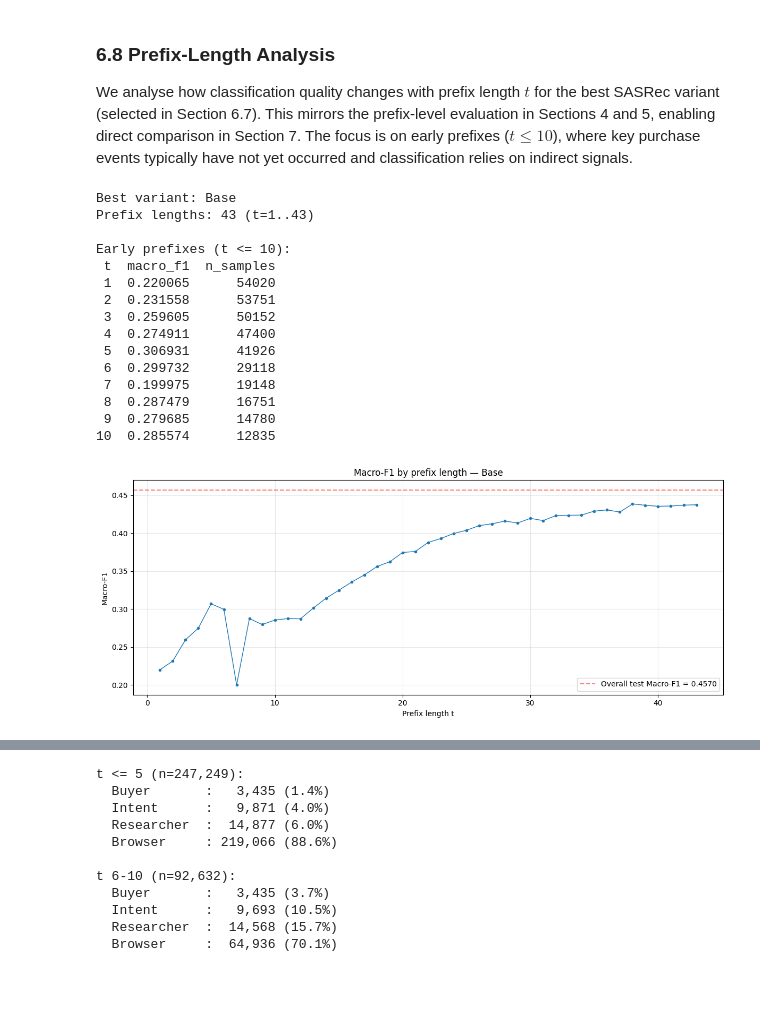
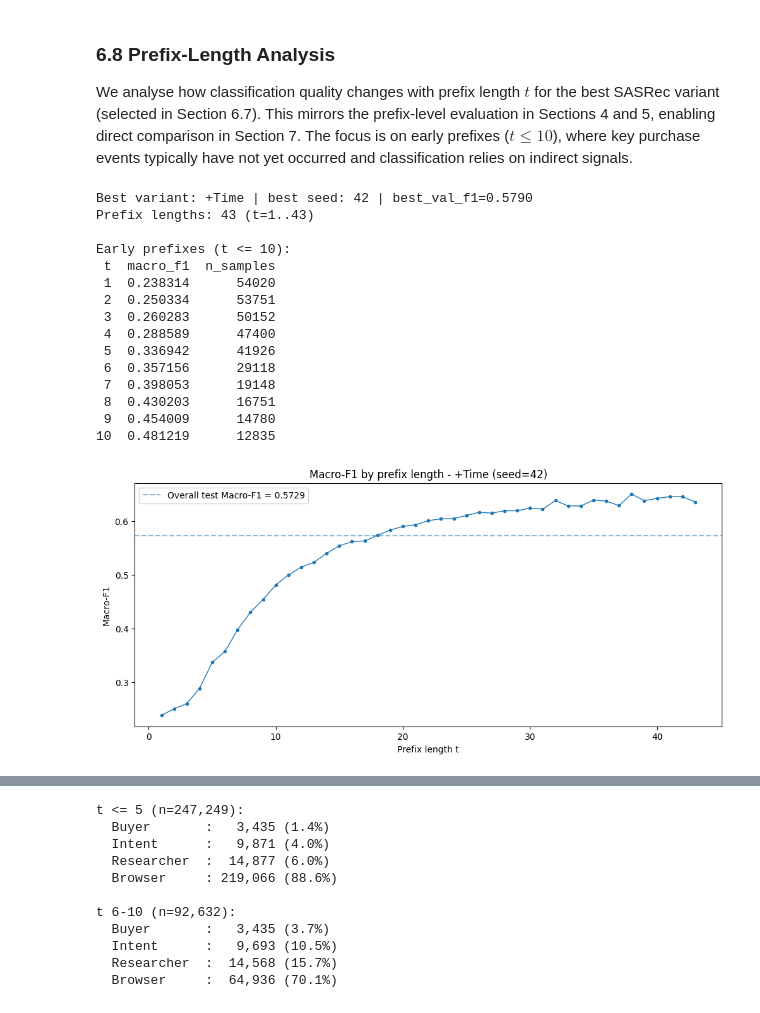
Before and after one commit to dgizdevans/session-classification-enriched, a Jupyter notebook: exp2.ipynb, the cells around one changed output, grey strips where cells are left out. Drawn from its saved outputs; the diff is of its cells as text; code cells hidden in the pictures.

Commit message:
`exp2: fix SASRec runs to 3 seeds, update metrics tables and artifact paths (local exp2_artifacts + optional GCS backup)`

```diff
--- a/exp2.ipynb
+++ b/exp2.ipynb
@@ -3919,9 +4040,9 @@ Building test dataset...
 
 BATCH_SIZE = 512
 
-dl_train = DataLoader(ds_train, batch_size=BATCH_SIZE, shuffle=True, pin_memory=True)
-dl_val   = DataLoader(ds_val,   batch_size=BATCH_SIZE, shuffle=False, pin_memory=True)
-dl_test  = DataLoader(ds_test,  batch_size=BATCH_SIZE, shuffle=False, pin_memory=True)
+dl_train = DataLoader(ds_train, batch_size=BATCH_SIZE, shuffle=True,  **DATALOADER_KW)
+dl_val   = DataLoader(ds_val,   batch_size=BATCH_SIZE, shuffle=False, **DATALOADER_KW)
+dl_test  = DataLoader(ds_test,  batch_size=BATCH_SIZE, shuffle=False, **DATALOADER_KW)
 
 print(f"Train batches: {len(dl_train):,}")
 print(f"Val batches:   {len(dl_val):,}")
@@ -4123,8 +4245,9 @@ Base             -> logits torch.Size([512, 4]), params 104,324
 # %%
 # -- 6.6 Class weights for CrossEntropyLoss --
 
-train_labels = sessions[sessions["split"] == "train"]["y"].values
-cw = compute_class_weight("balanced", classes=np.array(LABELS), y=train_labels)
+# compute weights on train prefix-rows (not on train sessions)
+train_labels = ds_train.labels.detach().cpu().numpy()  # labels per prefix-row
+cw = compute_class_weight("balanced", classes=np.arange(len(LABELS)), y=train_labels)
 class_weights = torch.tensor(cw, dtype=torch.float).to(DEVICE)
 
 for label, w in zip(LABELS, class_weights):
@@ -4684,60 +5001,63 @@ in Section 7. The focus is on early prefixes ($t \leq 10$), where key
 purchase events typically have not yet occurred and classification relies
 on indirect signals.
 # %%
-# -- 6.8 Macro-F1 by prefix length for best variant --
+# -- 6.8 Macro-F1 by prefix length for best variant (best seed) --
 
-best_res = ablation_test_results[best_name]
-y_true = best_res["y_true"]
-y_pred = best_res["y_pred"]
-t_values = best_res["t_vals"]
+best_variant = best_name
+runs = ablation_test_results[best_variant]["runs"]
+best_run = max(runs, key=lambda x: x["best_val_f1"])
+
+y_true = np.asarray(best_run["y_true"])
+y_pred = np.asarray(best_run["y_pred"])
+t_values = np.asarray(best_run["t_vals"])
 
 unique_t = sorted(set(t_values))
 f1_by_t = []
 
 for t in unique_t:
-    mask = t_values == t
-    if mask.sum() < 10:
+    m = (t_values == t)
+    if int(m.sum()) < 10:
         continue
-    f1 = f1_score(y_true[mask], y_pred[mask], average="macro", zero_division=0)
-    f1_by_t.append({"t": t, "macro_f1": f1, "n_samples": int(mask.sum())})
+    f1 = f1_score(y_true[m], y_pred[m], average="macro", zero_division=0)
+    f1_by_t.append({"t": int(t), "macro_f1": float(f1), "n_samples": int(m.sum())})
 
 f1_by_t_df = pd.DataFrame(f1_by_t)
-print(f"Best variant: {best_name}")
+
+print(f"Best variant: {best_variant} | best seed: {best_run['seed']} | best_val_f1={best_run['best_val_f1']:.4f}")
 print(f"Prefix lengths: {len(f1_by_t_df)} (t=1..{f1_by_t_df['t'].max()})")
 print(f"\nEarly prefixes (t <= 10):")
 print(f1_by_t_df[f1_by_t_df["t"] <= 10].to_string(index=False))
 # %% [output]
-Best variant: Base
+Best variant: +Time | best seed: 42 | best_val_f1=0.5790
 Prefix lengths: 43 (t=1..43)
 
 Early prefixes (t <= 10):
  t  macro_f1  n_samples
- 1  0.220065      54020
- 2  0.231558      53751
- 3  0.259605      50152
- 4  0.274911      47400
- 5  0.306931      41926
- 6  0.299732      29118
- 7  0.199975      19148
- 8  0.287479      16751
- 9  0.279685      14780
-10  0.285574      12835
+ 1  0.238314      54020
+ 2  0.250334      53751
+ 3  0.260283      50152
+ 4  0.288589      47400
+ 5  0.336942      41926
+ 6  0.357156      29118
+ 7  0.398053      19148
+ 8  0.430203      16751
+ 9  0.454009      14780
+10  0.481219      12835
 # %%
 # -- 6.8 Macro-F1 by prefix length plot --
 
 plt.figure(figsize=(12, 5))
 plt.plot(f1_by_t_df["t"], f1_by_t_df["macro_f1"], marker=".", linewidth=1)
-plt.axhline(y=best_res["macro_f1"], color="r", linestyle="--", alpha=0.5,
-            label=f"Overall test Macro-F1 = {best_res['macro_f1']:.4f}")
+plt.axhline(best_run["test_macro_f1"], linestyle="--", alpha=0.5,
+            label=f"Overall test Macro-F1 = {best_run['test_macro_f1']:.4f}")
+
 plt.xlabel("Prefix length t")
 plt.ylabel("Macro-F1")
-plt.title(f"Macro-F1 by prefix length — {best_name}")
+plt.title(f"Macro-F1 by prefix length - {best_variant} (seed={best_run['seed']})")
 plt.legend()
-plt.grid(True, alpha=0.3)
-plt.tight_layout()
 plt.show()
 # %% [output]
-[figure, old version]
+[figure, new version]
 # %%
 # -- 6.8 Per-class F1 by prefix length --
 
```
Also changed, not shown: parts of 130 cells of this notebook.
